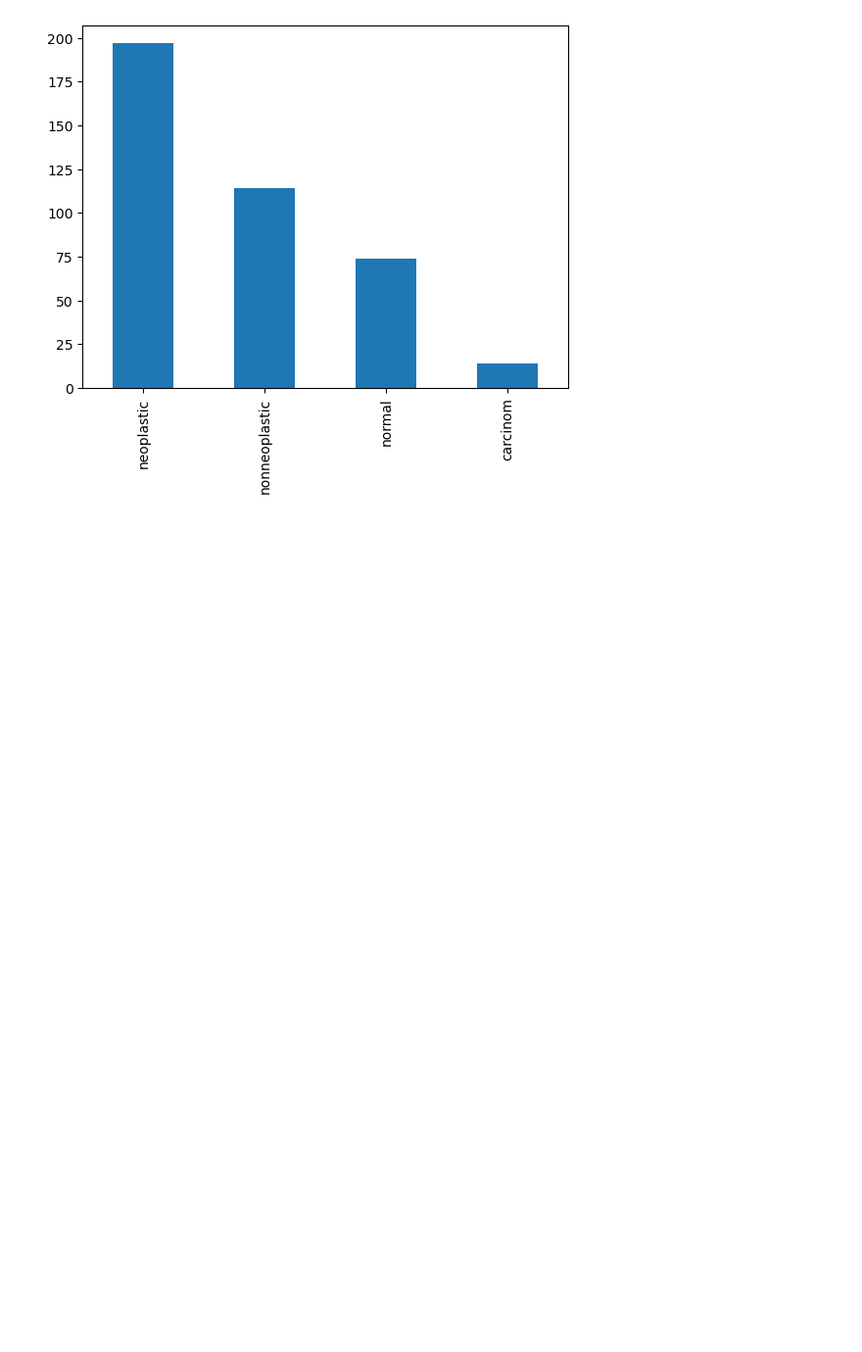
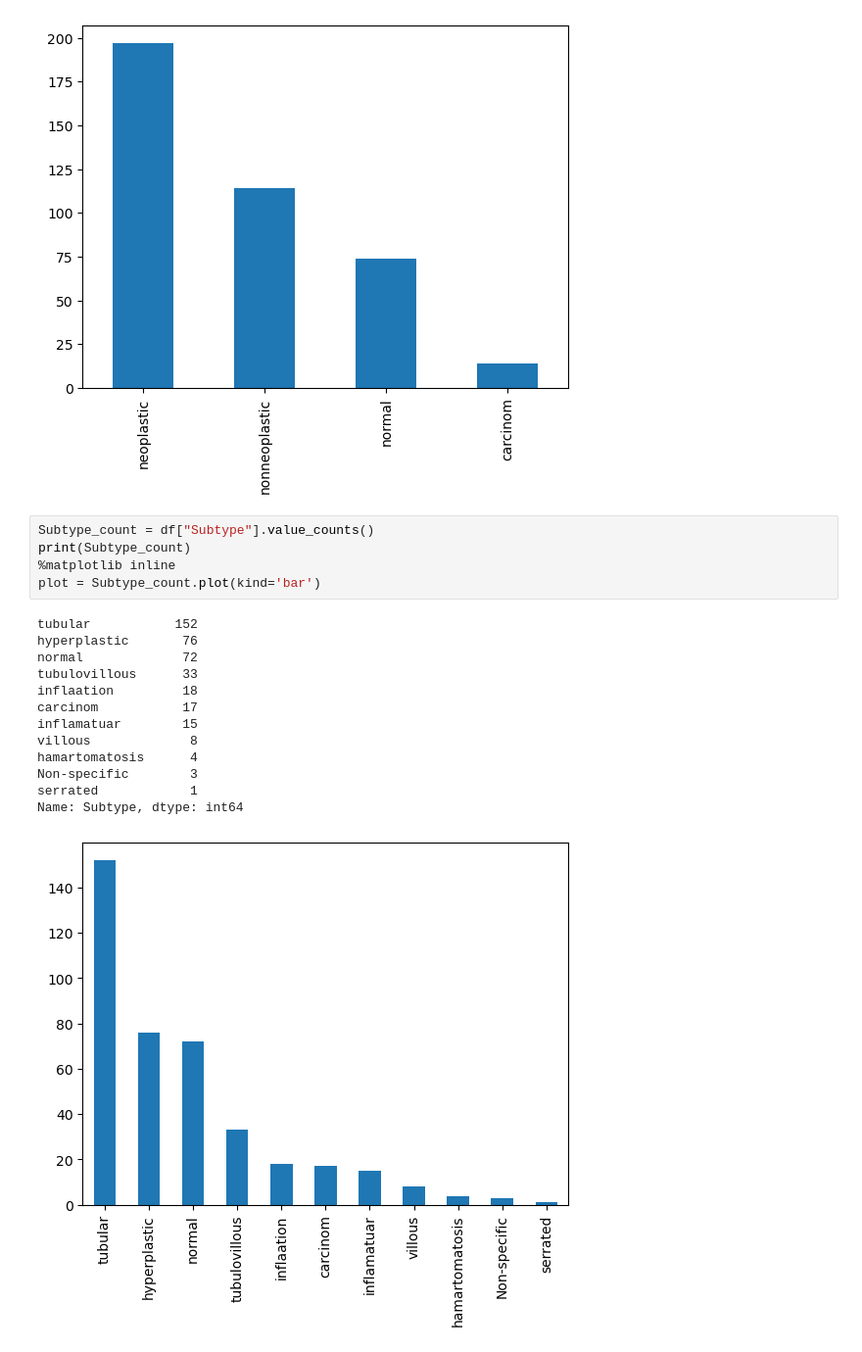
Before and after one commit to mrlukuman/Capstone-Project-Repository, a Jupyter notebook: polyp-based-analysis.ipynb, the cells around one changed output. Shown at 98% size. Drawn from its saved outputs; the diff is of its cells as text; blank space fills up the shorter version.

Commit message:
Add sybtypes bar chart

```diff
--- a/polyp-based-analysis.ipynb
+++ b/polyp-based-analysis.ipynb
@@ -55,3 +55,22 @@ normal            74
 carcinom          14
 Name: Type, dtype: int64
 [figure]
+# %%
+Subtype_count = df["Subtype"].value_counts()
+print(Subtype_count)
+%matplotlib inline
+plot = Subtype_count.plot(kind='bar')
+# %% [output]
+tubular           152
+hyperplastic       76
+normal             72
+tubulovillous      33
+inflaation         18
+carcinom           17
+inflamatuar        15
+villous             8
+hamartomatosis      4
+Non-specific        3
+serrated            1
+Name: Subtype, dtype: int64
+[figure, added]
```
Also changed, not shown: parts of 2 cells of this notebook.
